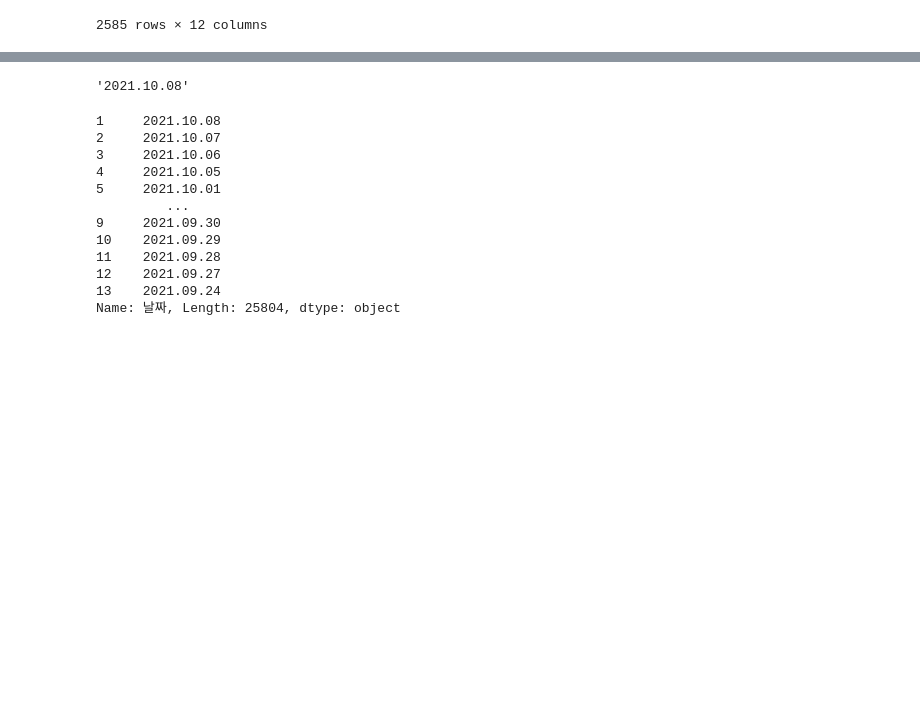
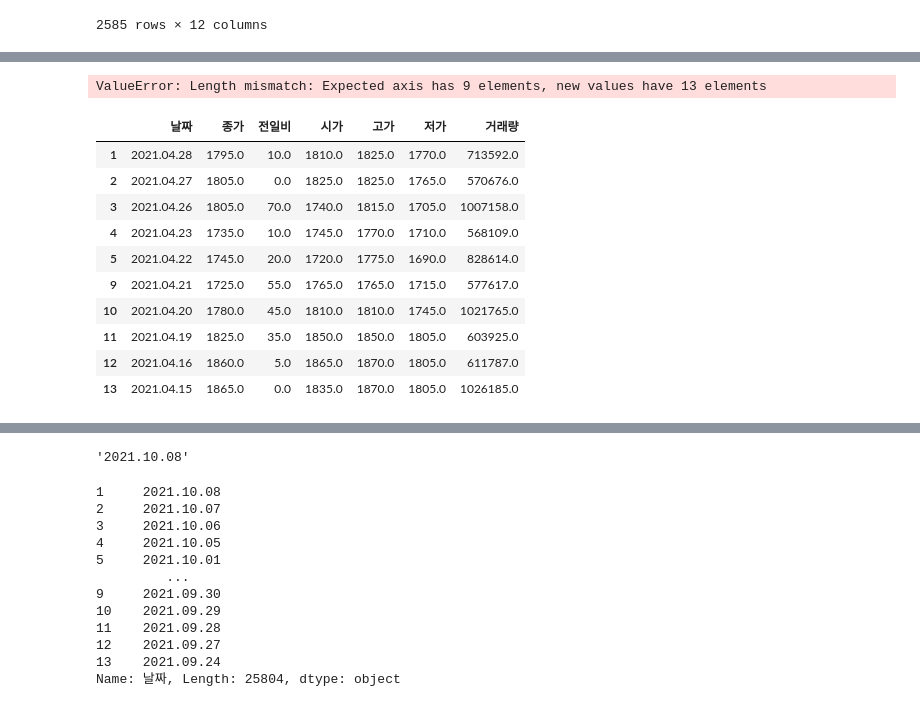
Before and after one commit to kimgchanwool/practice, a Jupyter notebook: 네이버 주식.ipynb, the cells around one changed output, grey strips where cells are left out. Saved outputs shown, nothing was run; the diff lists cells and outputs as text; code cells hidden in the pictures; blank space fills up the shorter version.

```diff
--- a/네이버 주식.ipynb
+++ b/네이버 주식.ipynb
@@ -452,0 +531,18 @@ for i, code in enumerate(master.ISU_SRT_CD.tolist()):
+# %%
+now.columns = ['code', 'code_name', 'date', 'close', 'before', 'open', 'high', 'low', 'trade', 'ma05', 'ma20', 'ma60', 'ma120']
+# %% [output]
+ValueError: Length mismatch: Expected axis has 9 elements, new values have 13 elements
+# %%
+now
+# %% [output]
+|  | 날짜 | 종가 | 전일비 | 시가 | 고가 | 저가 | 거래량 |
+| 1 | 2021.04.28 | 1795.0 | 10.0 | 1810.0 | 1825.0 | 1770.0 | 713592.0 |
+| 2 | 2021.04.27 | 1805.0 | 0.0 | 1825.0 | 1825.0 | 1765.0 | 570676.0 |
+| 3 | 2021.04.26 | 1805.0 | 70.0 | 1740.0 | 1815.0 | 1705.0 | 1007158.0 |
+| 4 | 2021.04.23 | 1735.0 | 10.0 | 1745.0 | 1770.0 | 1710.0 | 568109.0 |
+| 5 | 2021.04.22 | 1745.0 | 20.0 | 1720.0 | 1775.0 | 1690.0 | 828614.0 |
+| 9 | 2021.04.21 | 1725.0 | 55.0 | 1765.0 | 1765.0 | 1715.0 | 577617.0 |
+| 10 | 2021.04.20 | 1780.0 | 45.0 | 1810.0 | 1810.0 | 1745.0 | 1021765.0 |
+| 11 | 2021.04.19 | 1825.0 | 35.0 | 1850.0 | 1850.0 | 1805.0 | 603925.0 |
+| 12 | 2021.04.16 | 1860.0 | 5.0 | 1865.0 | 1870.0 | 1805.0 | 611787.0 |
+| 13 | 2021.04.15 | 1865.0 | 0.0 | 1835.0 | 1870.0 | 1805.0 | 1026185.0 |
```
Also changed, not shown: parts of 53 cells of this notebook, 40 other files.
